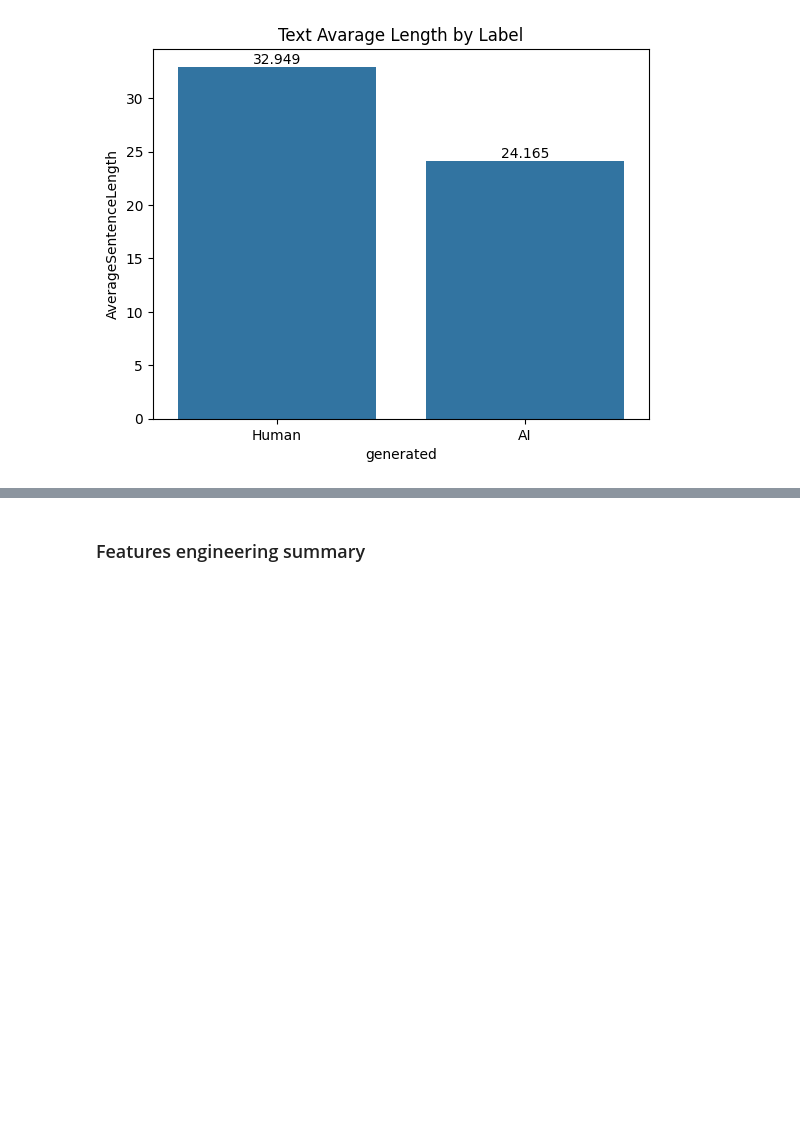
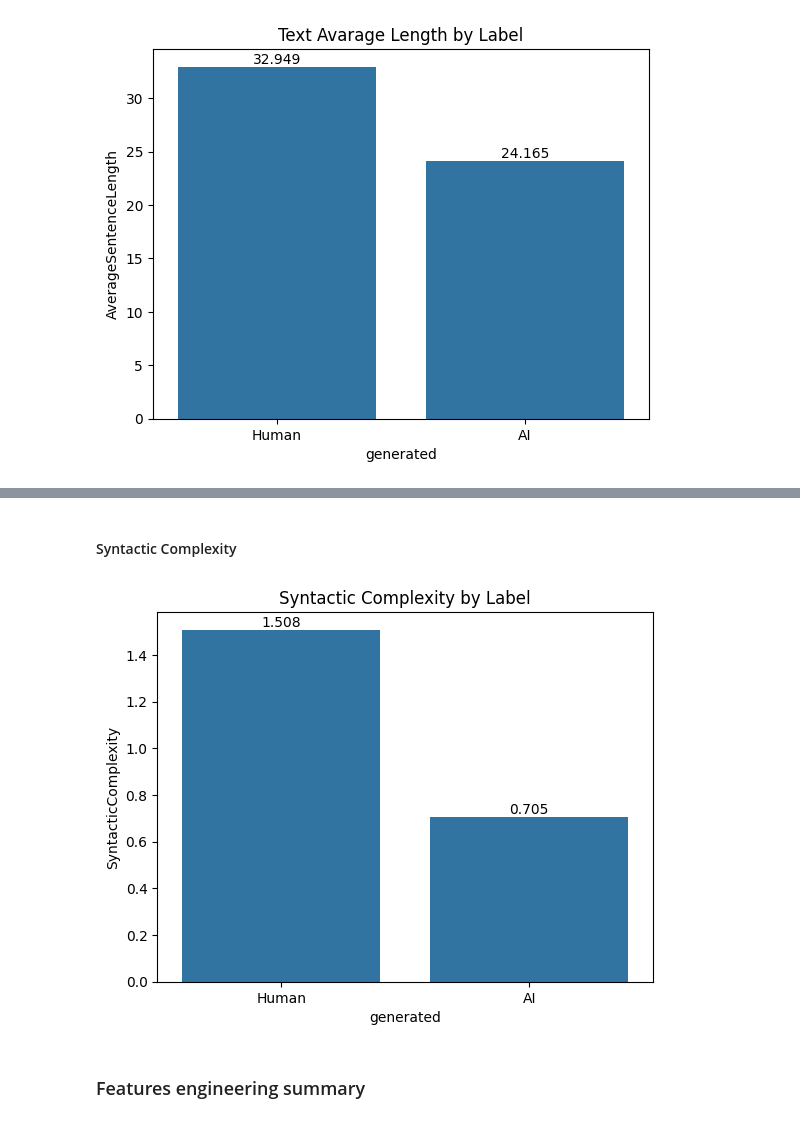
Before and after one commit to haimgoldfisher/AI-Human-Generated, a Jupyter notebook: colab_notebooks/Data_Loading_&_EDA.ipynb, the cells around one changed output, grey strips where cells are left out. Cells and saved outputs as stored; diff of their text form; code cells hidden in the pictures; blank space fills up the shorter version.

```diff
--- a/colab_notebooks/Data_Loading_&_EDA.ipynb
+++ b/colab_notebooks/Data_Loading_&_EDA.ipynb
@@ -898,3 +927,17 @@ plt.show()
+# %% [markdown]
+#### Syntactic Complexity
+# %%
+syntactic_complexity = data_grouped_by_generated['SyntacticComplexity'].mean().rename(index=mapper).round(decimals=3)
+
+sns.barplot(data=syntactic_complexity)
+plt.title("Syntactic Complexity by Label")
+
+for i, (label, value) in enumerate(syntactic_complexity.items()):
+    plt.text(i, value, str(value), ha='center', va='bottom')
+
+plt.show()
+# %% [output]
+[figure, added]
 # %% [markdown]
 ### Features engineering summary
 # %%
```
Also changed, not shown: parts of 6 cells of this notebook, 1 other file.
